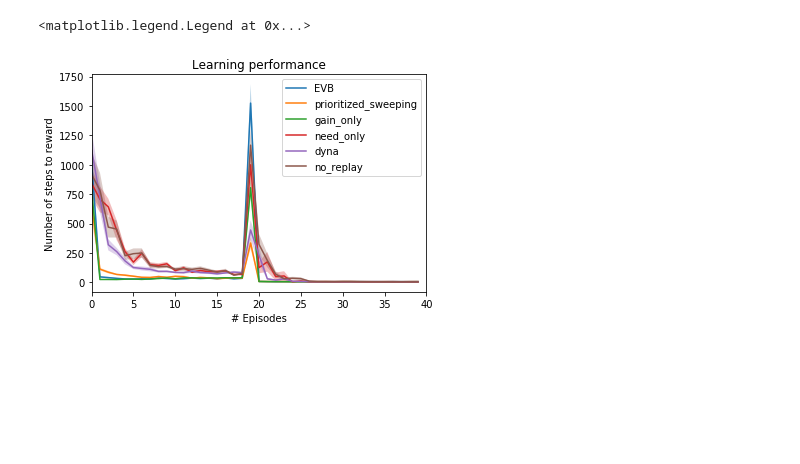
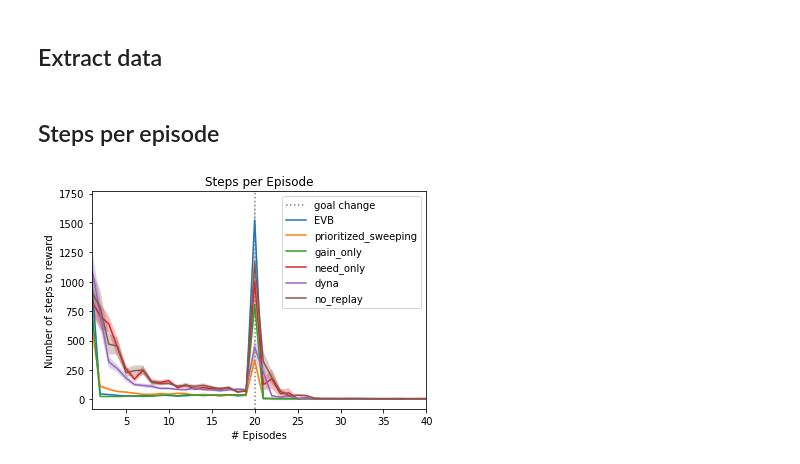
Before and after one commit to RoyTalDew/RL_Replay, a Jupyter notebook: analysis.ipynb, the cells around one changed output. Drawn from its saved outputs; the diff is of its cells as text; code cells hidden in the pictures; blank space fills up the shorter version.

```diff
--- a/analysis.ipynb
+++ b/analysis.ipynb
@@ -6,4 +6,6 @@ from datetime import datetime
 import numpy as np
 from parameters import setParams
 from main import Replay_Sim
+# %% [markdown]
+## Extract data
 # %%
@@ -31,37 +34,42 @@ maze_dict['mattar'] = {
 # %%
 # extract all of the simulation data
+date = '10-05-20/'
 model_data = {}
 for maze in maze_dict:
     model_data[maze] = {}
     for model in models_dict:
         model_data[maze][model] = {}
         for k in range(params.N_SIMULATIONS):
-            with open('checkpoints/' + model + str(k) + '.pkl', 'rb') as f:
+            with open('experiments/' + date + 'data/' + model + str(k) + '.pkl', 'rb') as f:
                 model_data[maze][model][k] = pickle.load(f)
+# %% [markdown]
+## Steps per episode
 # %%
 # extract steps per episode and plot figure
 fig_1 = plt.figure(1)
-x = np.arange(params.MAX_N_EPISODES)
+x = np.arange(1, params.MAX_N_EPISODES)
+fig_title = 'Steps per Episode'
+plt.title(fig_title)
 plt.ylabel('Number of steps to reward')
 plt.xlabel('# Episodes')
-plt.title('Learning performance')
-plt.xticks(np.arange(0, params.MAX_N_EPISODES + 1, 5))
-plt.xlim(0, params.MAX_N_EPISODES)
+plt.xticks(np.arange(0, params.MAX_N_EPISODES+1, 5))
+plt.xlim(1, params.MAX_N_EPISODES)
+plt.axvline(params.MAX_N_EPISODES/2, linestyle=':', color='gray', label='goal change')
 
 steps_per_episode = {}
 for maze in maze_dict:
     steps_per_episode[maze] = {}
     for model in models_dict:
         steps_per_episode[maze][model] = np.empty((params.N_SIMULATIONS, params.MAX_N_EPISODES))
-        for k in range(params.N_SIMULATIONS):
+        for k in range(0, params.N_SIMULATIONS):
             steps_per_episode[maze][model][k] = model_data[maze][model][k].steps_per_episode
         # plot figure for model across all simulations
         spe_means = np.nanmean(steps_per_episode[maze][model], axis=0)
         spe_stds = np.std(steps_per_episode[maze][model], axis=0) / np.sqrt(params.N_SIMULATIONS)
-        plt.plot(spe_means)
-        plt.fill_between(x, spe_means - spe_stds, spe_means + spe_stds, alpha=0.3)
-
-plt.legend(models_dict.keys())
+        plt.plot(range(1,1+len(spe_means)), spe_means, label=model)
+        plt.fill_between(range(1,1+len(spe_means)), spe_means - spe_stds, spe_means + spe_stds, alpha=0.3)
+plt.legend(loc="upper right")
+file_name = fig_title.replace(" ", "_")
+fig_1.savefig('experiments/{}figures/{}.png'.format(date, file_name), dpi=2000)
 # %% [output]
-<matplotlib.legend.Legend at 0x...>
-[figure, old version]
+[figure, new version]
```
Also changed, not shown: parts of 6 cells of this notebook.
